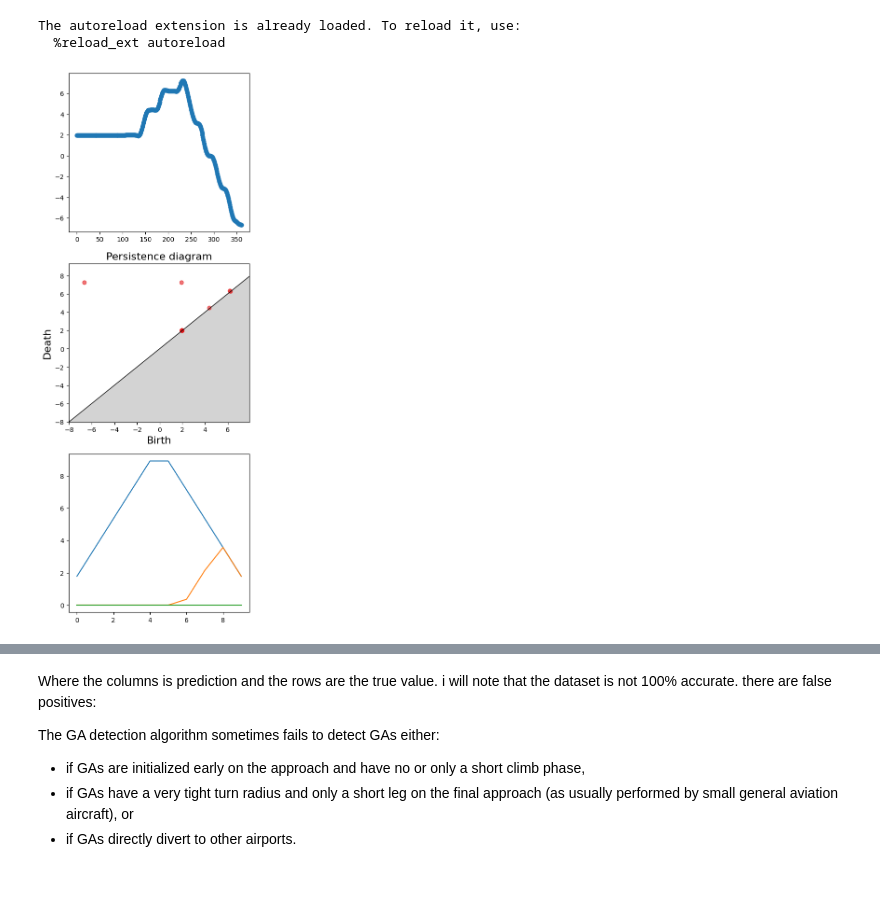
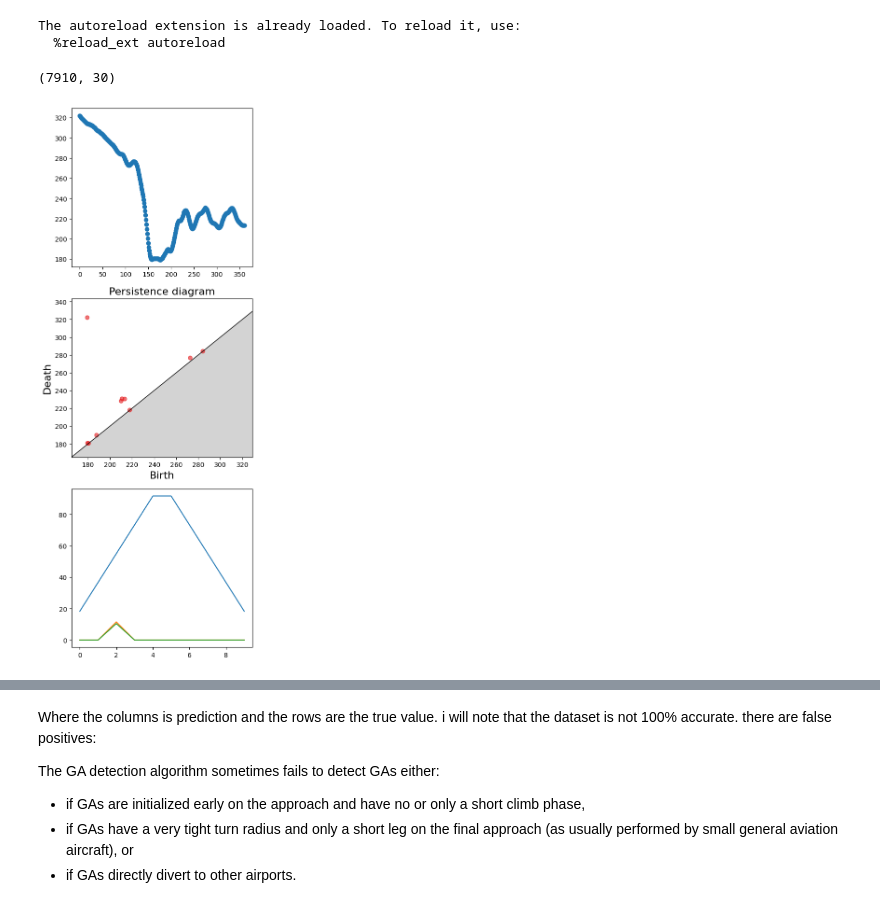
Before and after one commit to tobbensol/masters-thesis, a Jupyter notebook: cyclic dataset pediction.ipynb, the cells around one changed output, grey strips where cells are left out. Drawn from its saved outputs; the diff is of its cells as text; code cells hidden in the pictures.

```diff
--- a/cyclic dataset pediction.ipynb
+++ b/cyclic dataset pediction.ipynb
@@ -34,7 +35,8 @@ if simple:
 outside_data = data[:, 1:]
 # %%
 persistence, paths = flight_persistence(flights)
-sub_persistence, sub_paths = sublevelset_persistence(flights)
+altitude_sub_persistence, altitude_sub_paths = sublevelset_persistence(flights, "geoaltitude")
+speed_sub_persistence, speed_sub_paths = sublevelset_persistence(flights, "groundspeed")
 heading_sub_persistence, heading_sub_paths = sublevelset_heading_persistence(flights)
 # %%
 def persistence_stats(persistences):
@@ -94,57 +97,63 @@ baseline = np.array(baseline)
 resolution = 10
 n_landscapes = 3
 landscape = Landscape(resolution=resolution, num_landscapes=n_landscapes)
-landscapes = []
-sub_landscapes = []
-heading_sub_landscapes = []
 
-for i in persistence:
-    landscapes.append(landscape.fit_transform([i]))
-for i in sub_persistence:
-    sub_landscapes.append(landscape.fit_transform([i]))
-for i in heading_sub_persistence:
-    heading_sub_landscapes.append(landscape.fit_transform([i]))
+landscapes = [landscape.fit_transform([pers]) for pers in persistence]
+altitude_sub_landscapes = [landscape.fit_transform([pers]) for pers in altitude_sub_persistence]
+speed_sub_landscapes = [landscape.fit_transform([pers]) for pers in speed_sub_persistence]
+heading_sub_landscapes = [landscape.fit_transform([pers]) for pers in heading_sub_persistence]
 
 landscapes = np.array(landscapes)
 landscapes = landscapes.reshape(landscapes.shape[0], landscapes.shape[2])
-sub_landscapes = np.array(sub_landscapes)
-sub_landscapes = sub_landscapes.reshape(sub_landscapes.shape[0], sub_landscapes.shape[2])
+altitude_sub_landscapes = np.array(altitude_sub_landscapes)
+altitude_sub_landscapes = altitude_sub_landscapes.reshape(altitude_sub_landscapes.shape[0], altitude_sub_landscapes.shape[2])
+speed_sub_landscapes = np.array(speed_sub_landscapes)
+speed_sub_landscapes = speed_sub_landscapes.reshape(speed_sub_landscapes.shape[0], speed_sub_landscapes.shape[2])
 heading_sub_landscapes = np.array(heading_sub_landscapes)
 heading_sub_landscapes = heading_sub_landscapes.reshape(heading_sub_landscapes.shape[0], heading_sub_landscapes.shape[2])
+# %%
+heading_sub_landscapes.shape
+# %% [output]
+(7910, 30)
 # %%
 diagram = 3001
 fig, axs = plt.subplots(3, 1, figsize=(5, 15))
 
 diagrams = []
 diagrams.append([
     paths[diagram],
     persistence[diagram],
     landscapes[diagram]
 ])
 diagrams.append([
-    sub_paths[diagram],
-    sub_persistence[diagram],
-    sub_landscapes[diagram]
+    altitude_sub_paths[diagram],
+    altitude_sub_persistence[diagram],
+    altitude_sub_landscapes[diagram]
+])
+diagrams.append([
+    speed_sub_paths[diagram],
+    speed_sub_persistence[diagram],
+    speed_sub_landscapes[diagram]
 ])
 diagrams.append([
     heading_sub_paths[diagram],
     heading_sub_persistence[diagram],
     heading_sub_landscapes[diagram]
 ])
 
 i = 2
 
 path = diagrams[i][0]
 pers = diagrams[i][1]
 landscape = diagrams[i][2]
 
 axs[0].scatter(path[:, 0], path[:, 1])
 gudhi.persistence_graphical_tools.plot_persistence_diagram(pers, axes=axs[1])
 
 for i in range(n_landscapes):
     axs[2].plot(landscape[i*resolution:(i+1)*resolution])
 # %% [output]
-[figure, old version]
+[figure, new version]
 # %%
  from sklearn.neighbors import KNeighborsClassifier, KNeighborsRegressor
 from sklearn.neural_network import MLPClassifier, MLPRegressor
```
Also changed, not shown: parts of 14 cells of this notebook, 2 other files.
